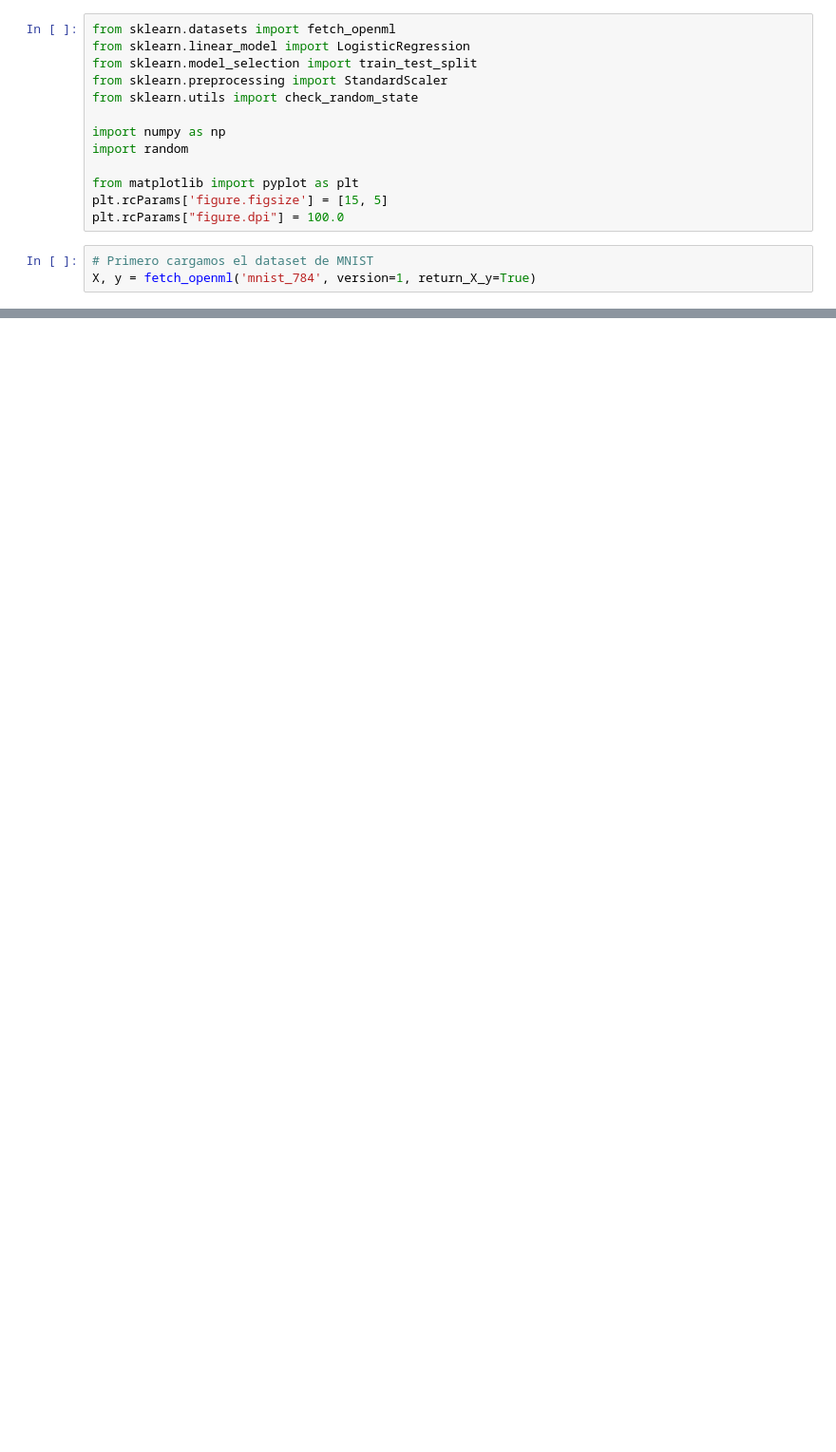
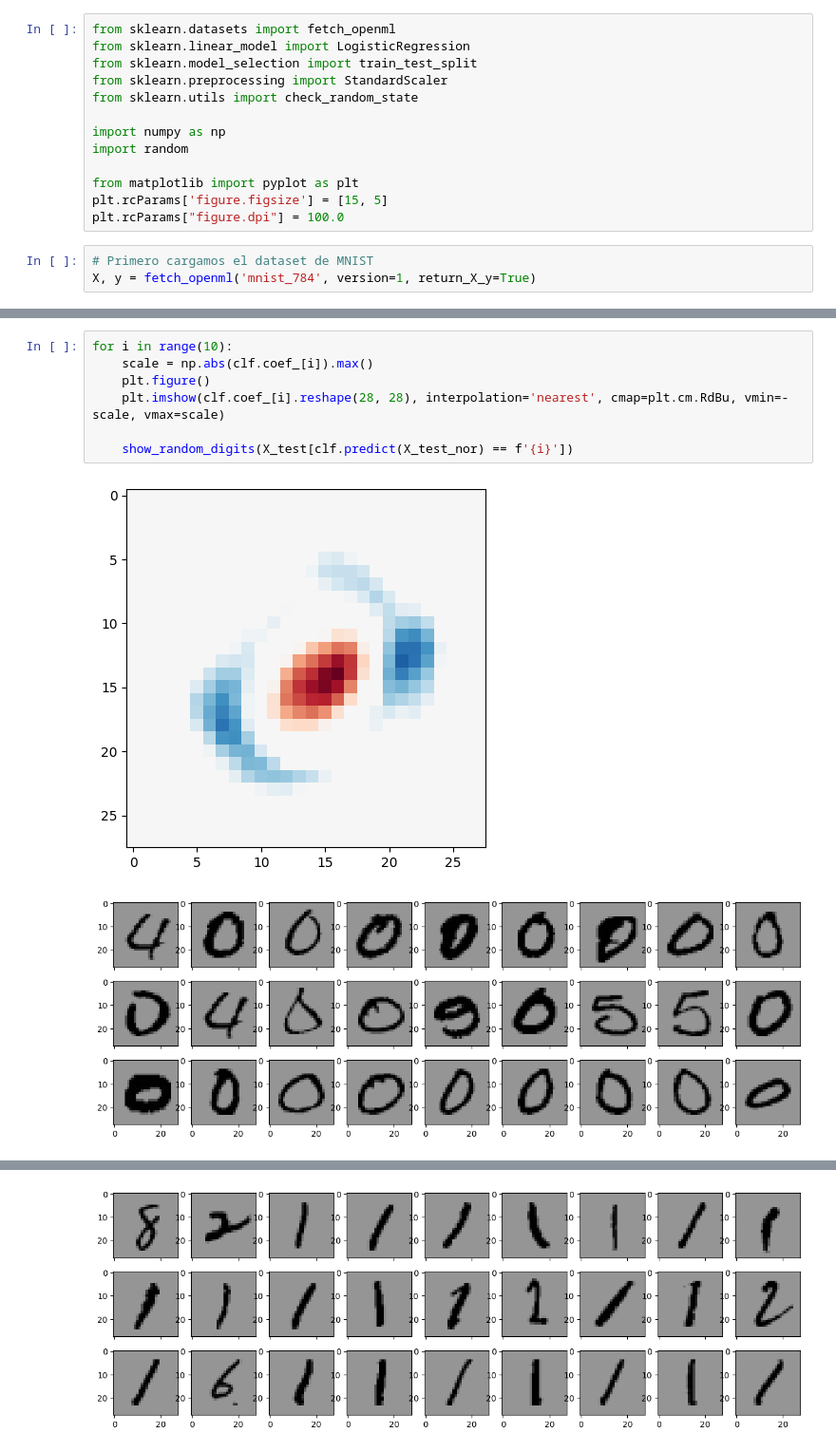
Before and after one commit to jorgeecardona/notebooks-curso-usa, a Jupyter notebook: LogisticRegression.ipynb, the cells around one changed output, grey strips where cells are left out. Shown at 95% size. Saved outputs shown, nothing was run; the diff lists cells and outputs as text; blank space fills up the shorter version.

```diff
--- a/LogisticRegression.ipynb
+++ b/LogisticRegression.ipynb
@@ -72,0 +69,10 @@ show_random_digits(X_test[clf.predict(X_test_nor) == 1])
+# %%
+for i in range(10):
+    scale = np.abs(clf.coef_[i]).max()
+    plt.figure()
+    plt.imshow(clf.coef_[i].reshape(28, 28), interpolation='nearest', cmap=plt.cm.RdBu, vmin=-scale, vmax=scale)
+
+    show_random_digits(X_test[clf.predict(X_test_nor) == f'{i}'])
+# %% [output]
+[figure, added]
+[figure, added]
@@ -72,0 +80 @@ show_random_digits(X_test[clf.predict(X_test_nor) == 1])
+[figure, added]
```
Also changed, not shown: parts of 6 cells of this notebook, 1 other file.
